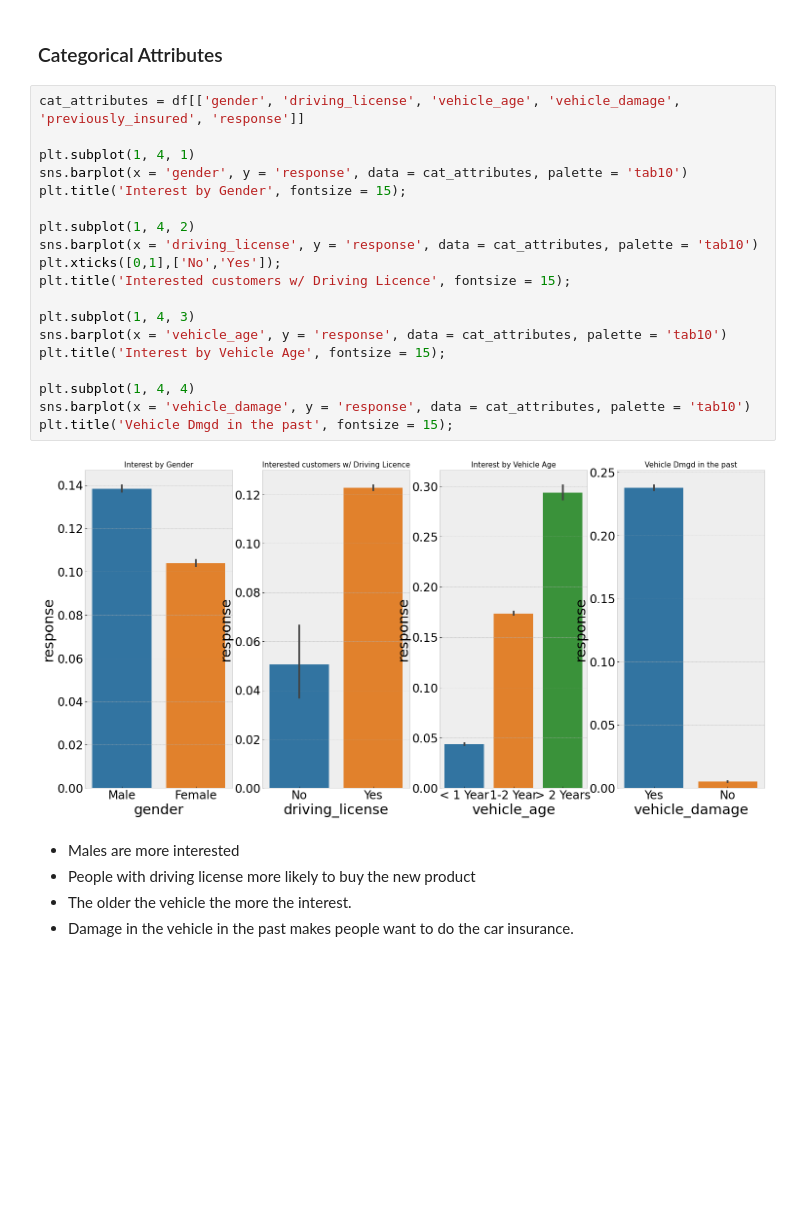
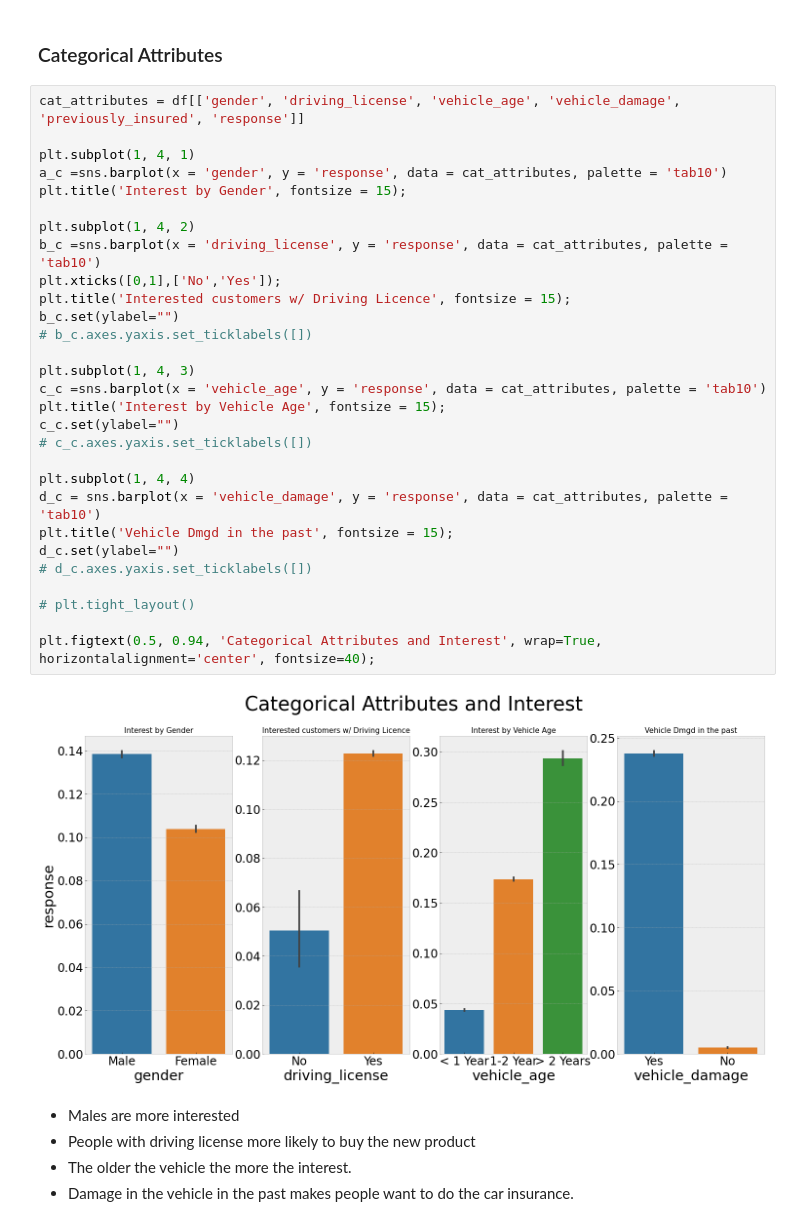
Before and after one commit to fusaa/insurance_cross_sell, a Jupyter notebook: notebook.ipynb, the cells around one changed output. Saved outputs shown, nothing was run; the diff lists cells and outputs as text; blank space fills up the shorter version.

```diff
--- a/notebook.ipynb
+++ b/notebook.ipynb
@@ -194,24 +207,34 @@ numerical_result
 # %%
 cat_attributes = df[['gender', 'driving_license', 'vehicle_age', 'vehicle_damage', 'previously_insured', 'response']]
 
 plt.subplot(1, 4, 1)
-sns.barplot(x = 'gender', y = 'response', data = cat_attributes, palette = 'tab10')
+a_c =sns.barplot(x = 'gender', y = 'response', data = cat_attributes, palette = 'tab10')
 plt.title('Interest by Gender', fontsize = 15);
 
 plt.subplot(1, 4, 2)
-sns.barplot(x = 'driving_license', y = 'response', data = cat_attributes, palette = 'tab10')
+b_c =sns.barplot(x = 'driving_license', y = 'response', data = cat_attributes, palette = 'tab10')
 plt.xticks([0,1],['No','Yes']);
 plt.title('Interested customers w/ Driving Licence', fontsize = 15);
+b_c.set(ylabel="")
+# b_c.axes.yaxis.set_ticklabels([])
 
 plt.subplot(1, 4, 3)
-sns.barplot(x = 'vehicle_age', y = 'response', data = cat_attributes, palette = 'tab10')
+c_c =sns.barplot(x = 'vehicle_age', y = 'response', data = cat_attributes, palette = 'tab10')
 plt.title('Interest by Vehicle Age', fontsize = 15);
+c_c.set(ylabel="")
+# c_c.axes.yaxis.set_ticklabels([])
 
 plt.subplot(1, 4, 4)
-sns.barplot(x = 'vehicle_damage', y = 'response', data = cat_attributes, palette = 'tab10')
+d_c = sns.barplot(x = 'vehicle_damage', y = 'response', data = cat_attributes, palette = 'tab10')
 plt.title('Vehicle Dmgd in the past', fontsize = 15);
+d_c.set(ylabel="")
+# d_c.axes.yaxis.set_ticklabels([])
+
+# plt.tight_layout()
+
+plt.figtext(0.5, 0.94, 'Categorical Attributes and Interest', wrap=True, horizontalalignment='center', fontsize=40);
 # %% [output]
-[figure, old version]
+[figure, new version]
 # %% [markdown]
 - Males are more interested
 - People with driving license more likely to buy the new product
```
Also changed, not shown: parts of 58 cells of this notebook.
